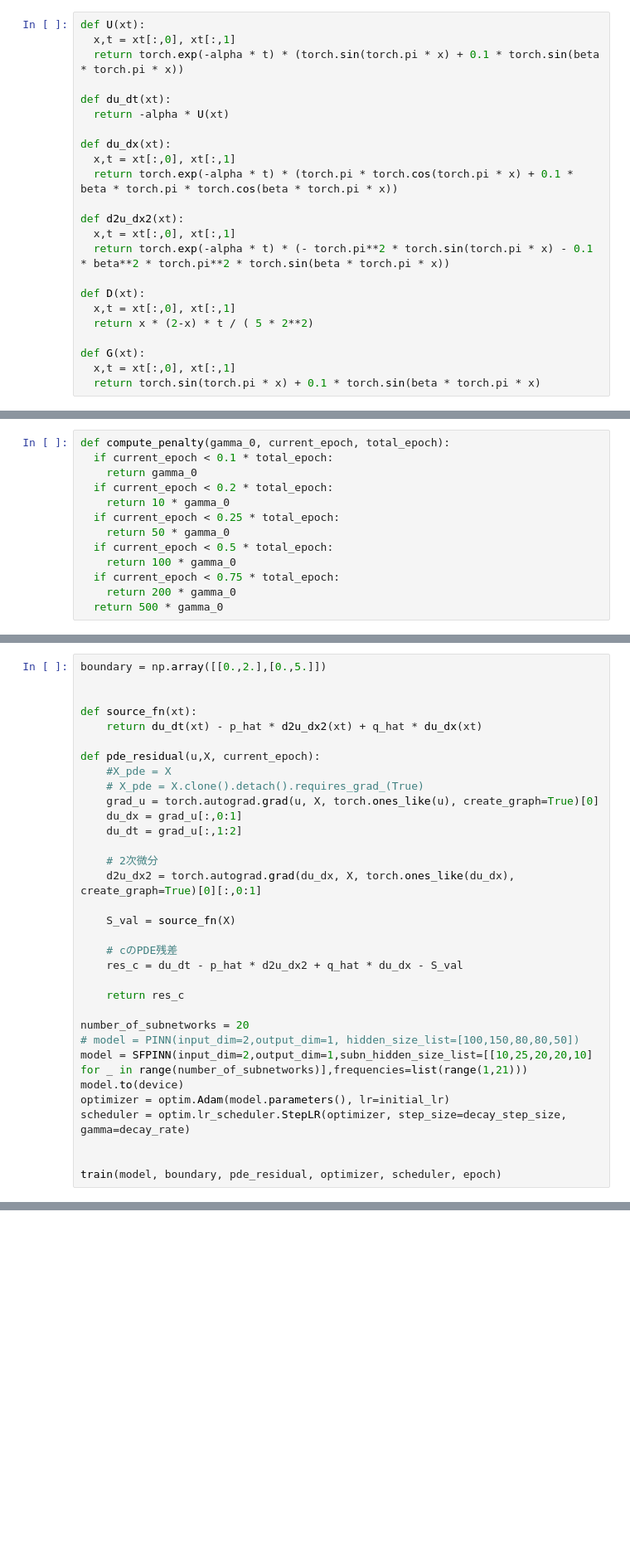
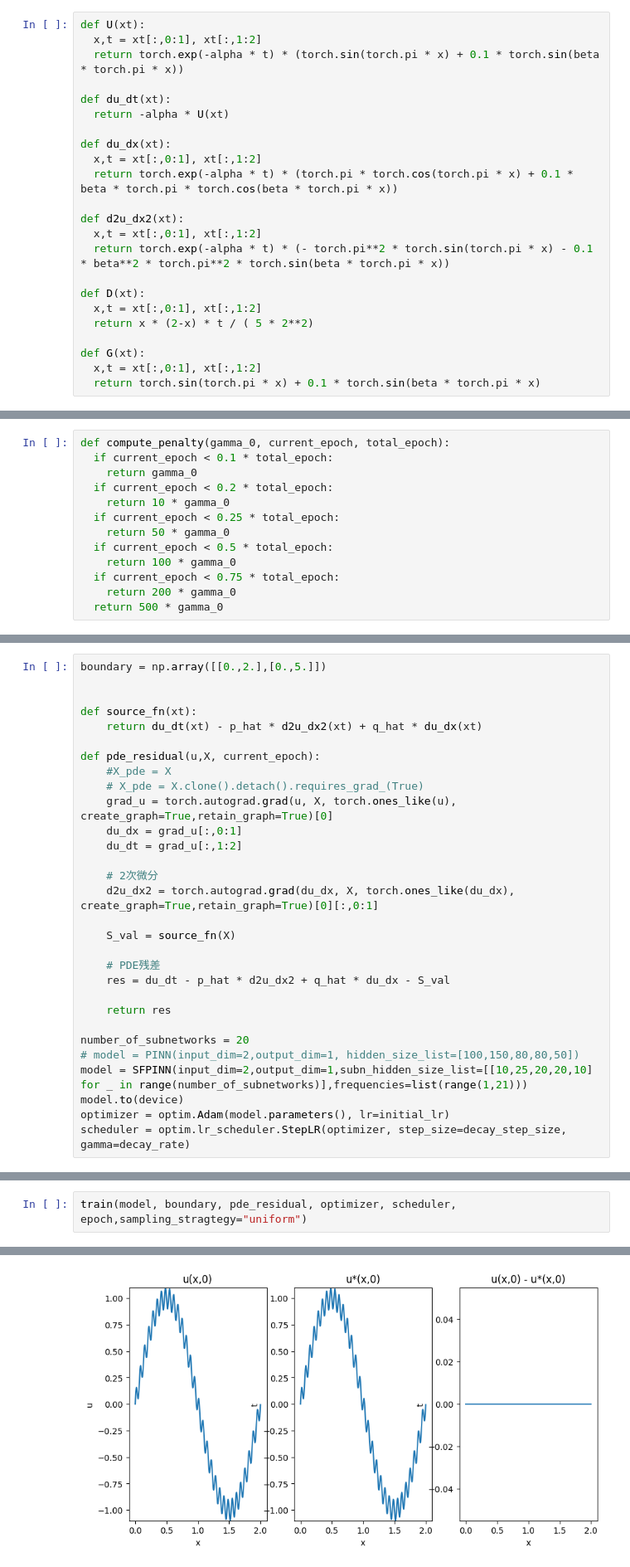
Before and after one commit to KatHaruto/PINNs_example, a Jupyter notebook: SFHCPINN.ipynb, the cells around one changed output, grey strips where cells are left out. Shown at 83% size. Saved outputs shown, nothing was run; the diff lists cells and outputs as text; blank space fills up the shorter version.

```diff
--- a/SFHCPINN.ipynb
+++ b/SFHCPINN.ipynb
@@ -123,26 +123,26 @@ alpha = 0.1
 beta = 30
 # %%
 def U(xt):
-  x,t = xt[:,0], xt[:,1]
+  x,t = xt[:,0:1], xt[:,1:2]
   return torch.exp(-alpha * t) * (torch.sin(torch.pi * x) + 0.1 * torch.sin(beta * torch.pi * x))
 
 def du_dt(xt):
   return -alpha * U(xt)
 
 def du_dx(xt):
-  x,t = xt[:,0], xt[:,1]
+  x,t = xt[:,0:1], xt[:,1:2]
   return torch.exp(-alpha * t) * (torch.pi * torch.cos(torch.pi * x) + 0.1 * beta * torch.pi * torch.cos(beta * torch.pi * x))
 
 def d2u_dx2(xt):
-  x,t = xt[:,0], xt[:,1]
+  x,t = xt[:,0:1], xt[:,1:2]
   return torch.exp(-alpha * t) * (- torch.pi**2 * torch.sin(torch.pi * x) - 0.1 * beta**2 * torch.pi**2 * torch.sin(beta * torch.pi * x))
 
 def D(xt):
-  x,t = xt[:,0], xt[:,1]
+  x,t = xt[:,0:1], xt[:,1:2]
   return x * (2-x) * t / ( 5 * 2**2)
 
 def G(xt):
-  x,t = xt[:,0], xt[:,1]
+  x,t = xt[:,0:1], xt[:,1:2]
   return torch.sin(torch.pi * x) + 0.1 * torch.sin(beta * torch.pi * x)
 # %%
 epoch = 50_000
@@ -270,19 +273,19 @@ def source_fn(xt):
 def pde_residual(u,X, current_epoch):
     #X_pde = X
     # X_pde = X.clone().detach().requires_grad_(True)
-    grad_u = torch.autograd.grad(u, X, torch.ones_like(u), create_graph=True)[0]
+    grad_u = torch.autograd.grad(u, X, torch.ones_like(u), create_graph=True,retain_graph=True)[0]
     du_dx = grad_u[:,0:1]
     du_dt = grad_u[:,1:2]
 
     # 2次微分
-    d2u_dx2 = torch.autograd.grad(du_dx, X, torch.ones_like(du_dx), create_graph=True)[0][:,0:1]
+    d2u_dx2 = torch.autograd.grad(du_dx, X, torch.ones_like(du_dx), create_graph=True,retain_graph=True)[0][:,0:1]
 
     S_val = source_fn(X)
 
-    # cのPDE残差
-    res_c = du_dt - p_hat * d2u_dx2 + q_hat * du_dx - S_val
+    # PDE残差
+    res = du_dt - p_hat * d2u_dx2 + q_hat * du_dx - S_val
 
-    return res_c
+    return res
 
 number_of_subnetworks = 20
 # model = PINN(input_dim=2,output_dim=1, hidden_size_list=[100,150,80,80,50])
@@ -290,6 +293,3 @@ model = SFPINN(input_dim=2,output_dim=1,subn_hidden_size_list=[[10,25,20,20,10]
 model.to(device)
 optimizer = optim.Adam(model.parameters(), lr=initial_lr)
 scheduler = optim.lr_scheduler.StepLR(optimizer, step_size=decay_step_size, gamma=decay_rate)
-
-
-train(model, boundary, pde_residual, optimizer, scheduler, epoch)
@@ -300,0 +296,3 @@ KeyboardInterrupt:
+# %%
+train(model, boundary, pde_residual, optimizer, scheduler, epoch,sampling_stragtegy="uniform")
+# %% [output]
@@ -300,0 +300 @@ KeyboardInterrupt:
+[figure, added]
```
Also changed, not shown: parts of 10 cells of this notebook.
